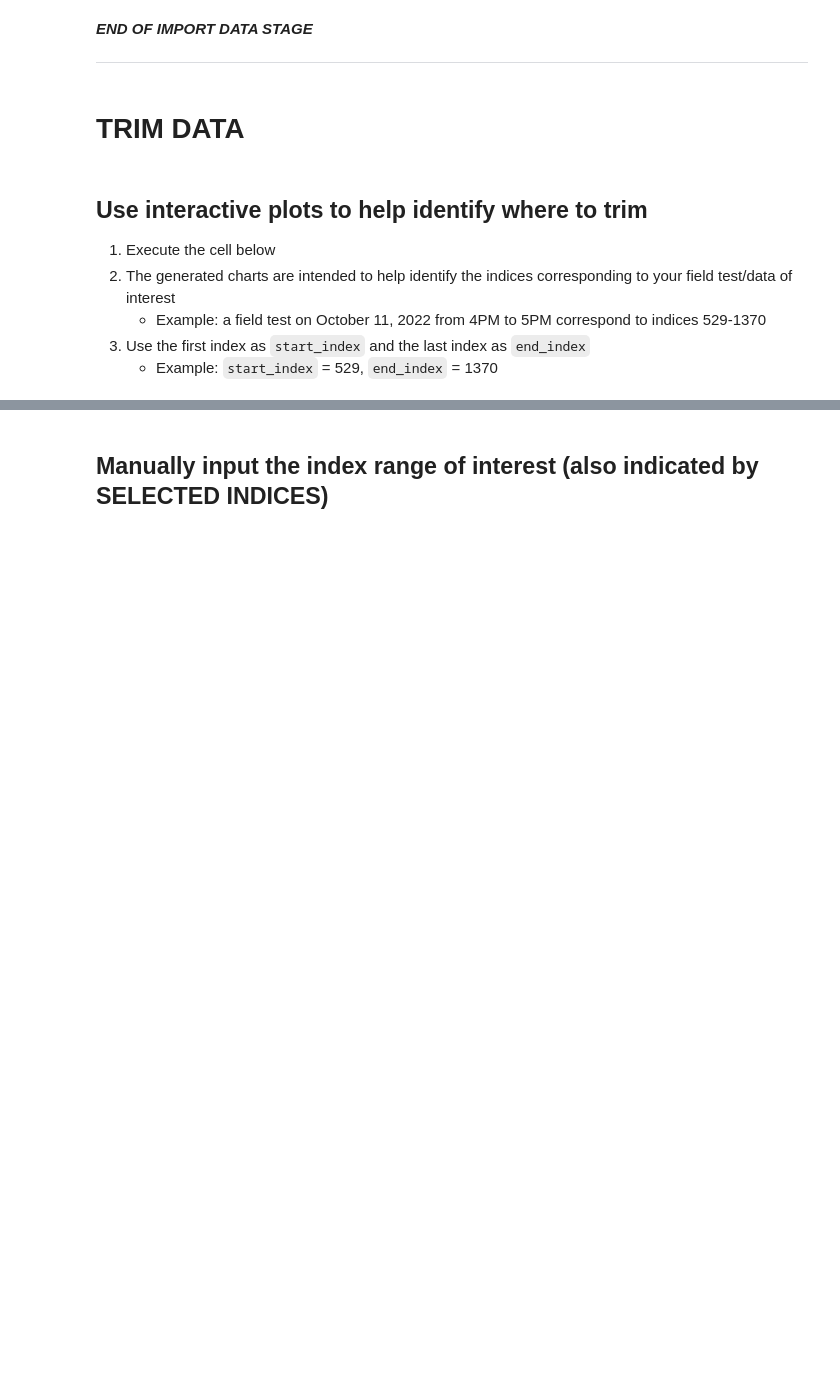
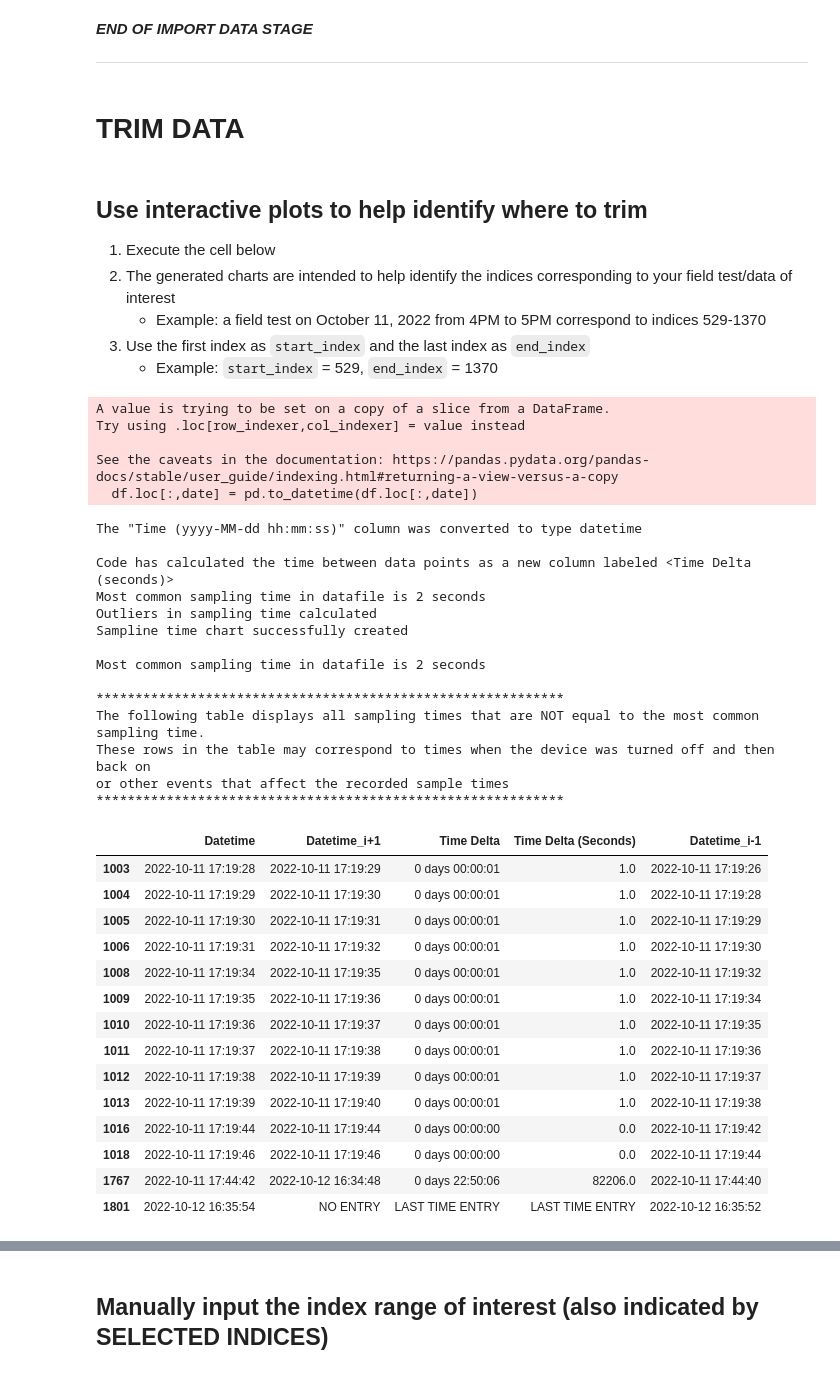
Before and after one commit to underthepier/ADAPTOR, a Jupyter notebook: ADAPTOR - Preprocessor - Google Colab Version.ipynb, the cells around one changed output, grey strips where cells are left out. Drawn from its saved outputs; the diff is of its cells as text; code cells hidden in the pictures; blank space fills up the shorter version.

```diff
--- a/ADAPTOR - Preprocessor - Google Colab Version.ipynb
+++ b/ADAPTOR - Preprocessor - Google Colab Version.ipynb
@@ -6,10 +4,11 @@
 #@title Input field test information and click the play button {display-mode: "form"}
 
 #A short nickname for the field test
+
 fieldTestLabel = "AKA Ocean City" #@param {type: "string"}
 
 #Name of the location of the field test
-fieldTestLocation = "Princess Royale Oceanfront Beach" #@param {type: "string"}
+fieldTestLocation = "Princess Royale Oceanfront Resort" #@param {type: "string"}
 
 #The date of the field test
 fieldTestDate = "2022-10-11" #@param {type: "date"}
@@ -18,7 +17,7 @@ fieldTestDate = "2022-10-11" #@param {type: "date"}
 fieldTestDescription = "Flying two kestrels together" #@param {type: "string"}
 
 #Initials for members of the field test
-fieldTestTeam = "Rich, Geoff, DJ" #@param {type: "string"}
+fieldTestTeam = "RAC, GB, DJ" #@param {type: "string"}
 
 #Initials of person/people analyzing the data
 dataAnalyst = "DJ" #@param {type: "string"}
@@ -27,7 +26,7 @@ dataAnalyst = "DJ" #@param {type: "string"}
 deviceName = "Drexel Kestrel 5500 A" #@param {type: "string"}
 
 #Nickname to identify the device on the plots
-deviceNickName = "Aeropod" #@param {type: "string"}
+deviceNickName = "Aerop" #@param {type: "string"}
 
 #Name of folder to store the trimmed data
 trimmedDataFolderName = "trimmed_data" #@param {type: "string"}
@@ -514,9 +562,9 @@ if not timedeltas_read:
           value = td_seconds,
           allow_duplicates=True)
 
-        print("Time Deltas have been calculated")
+        print("Code has calculated the time between data points as a new column labeled <Time Delta (seconds)>")
         print(f"Most common sampling time in datafile is {mode[0].seconds} seconds")
-        display(df[df.columns[1:3]])
+        #display(df[df.columns[1:3]])
 
         timedeltas_read = True
     except Exception as e:
@@ -524,9 +572,9 @@ if not timedeltas_read:
 
     ch_bound_1 = len(change_history)
 else:
-    print("Time Deltas have already been calculated")
+    print("Code has calculated the time between data points as a new column labeled <Time Delta (seconds)>")
     print(f"Most common sampling time in datafile is {mode[0].seconds} seconds")
-    display(df[df.columns[1:3]])
+    #display(df[df.columns[1:3]])
     ch_bound_1 = len(change_history)
 
 ################################################################################
@@ -553,7 +601,7 @@ for td in outliers:
         outliers_seconds.append(td.total_seconds())
 outliers_seconds = pd.Series(outliers_seconds, name="Time Delta (seconds)")
 
-print("Time delta outliers successfully calculated")
+print("Outliers in sampling time calculated")
 
 #Initialize time delta != sampling interval comparison chart
 td = "Time Delta"
@@ -592,8 +640,14 @@ for row, index in enumerate(outliers_index):
         outliers_df.iloc[row, dt] = df.loc[index, date] #Datetime
         outliers_df.iloc[row, dtmin] = df.loc[index-1, date]#Datetime_i-1
         outliers_df.iloc[row, dtplus] = df.loc[index+1, date]#Datetime_i+1
-print("Time delta outliers chart successfully created")
+print("Sampline time chart successfully created")
 print(f"\nMost common sampling time in datafile is {mode[0].seconds} seconds")
+print()
+print(60*'*')
+print("The following table displays all sampling times that are NOT equal to the most common sampling time.")
+print("These rows in the table may correspond to times when the device was turned off and then back on")
+print("or other events that affect the recorded sample times")
+print(60*'*')
 display(outliers_df)
 
 #################################################################################
@@ -730,7 +784,7 @@ for f, g, l, key in zip(timefigures, timegraphs, timeylabels, timeysourceskeys):
     #f.background_fill_color = (204, 255, 255)
     timefigures[i] = f
     f.line("time", key, color=timegraphs[g], hover_color=hovercolor, source=trimmedvalues)
-    f.circle("time", key, color=timegraphs[g], hover_color=hovercolor, source=trimmedvalues)
+    f.circle("time", key, color=timegraphs[g], hover_color=hovercolor, size = 2, source=trimmedvalues)
 
 tab1 = Panel(child=column(timefigures[0:2]), title="Time Series Plots")
 
@@ -786,30 +840,65 @@ code="""
     for (let i = 0; i < inds.length; i++)
     {
         d2["time"].push(d1["datetime"][inds[i]]);
 
         d2["index"].push(inds[i]);
 
         for (let x in cols)
         {
             const label = cols[x]
             d2[label].push(d1[label][inds[i]]);
         }
     }
 
     //Display the range selection
     ranges.text = "SELECTED INDICES: " + inds[0] + " - " + inds[inds.length-1]
 
     //Refresh
     trimmedvalues.change.emit()
 
 """
     )
 )
 
 #ORGANIZING PLOTS INTO TABS********************************************
 #tab1 = Panel(child=f3, title="Temp")
 #Displaying the data
 layout1 = row(column(children=[f1, f2, disclaimer_msg]), column(children=[dt1, ranges]))
 layout2 = column(row(Tabs(tabs=[tab1]), fieldtestinfo), ranges)
 
 show(column(layout1, layout2))
+# %% [output]
+A value is trying to be set on a copy of a slice from a DataFrame.
+Try using .loc[row_indexer,col_indexer] = value instead
+
+See the caveats in the documentation: https://pandas.pydata.org/pandas-docs/stable/user_guide/indexing.html#returning-a-view-versus-a-copy
+  df.loc[:,date] = pd.to_datetime(df.loc[:,date])
+The "Time (yyyy-MM-dd hh:mm:ss)" column was converted to type datetime
+
+Code has calculated the time between data points as a new column labeled <Time Delta (seconds)>
+Most common sampling time in datafile is 2 seconds
+Outliers in sampling time calculated
+Sampline time chart successfully created
+
+Most common sampling time in datafile is 2 seconds
+
+************************************************************
+The following table displays all sampling times that are NOT equal to the most common sampling time.
+These rows in the table may correspond to times when the device was turned off and then back on
+or other events that affect the recorded sample times
+************************************************************
+|  | Datetime | Datetime_i+1 | Time Delta | Time Delta (Seconds) | Datetime_i-1 |
+| 1003 | 2022-10-11 17:19:28 | 2022-10-11 17:19:29 | 0 days 00:00:01 | 1.0 | 2022-10-11 17:19:26 |
+| 1004 | 2022-10-11 17:19:29 | 2022-10-11 17:19:30 | 0 days 00:00:01 | 1.0 | 2022-10-11 17:19:28 |
+| 1005 | 2022-10-11 17:19:30 | 2022-10-11 17:19:31 | 0 days 00:00:01 | 1.0 | 2022-10-11 17:19:29 |
+| 1006 | 2022-10-11 17:19:31 | 2022-10-11 17:19:32 | 0 days 00:00:01 | 1.0 | 2022-10-11 17:19:30 |
+| 1008 | 2022-10-11 17:19:34 | 2022-10-11 17:19:35 | 0 days 00:00:01 | 1.0 | 2022-10-11 17:19:32 |
+| 1009 | 2022-10-11 17:19:35 | 2022-10-11 17:19:36 | 0 days 00:00:01 | 1.0 | 2022-10-11 17:19:34 |
+| 1010 | 2022-10-11 17:19:36 | 2022-10-11 17:19:37 | 0 days 00:00:01 | 1.0 | 2022-10-11 17:19:35 |
+| 1011 | 2022-10-11 17:19:37 | 2022-10-11 17:19:38 | 0 days 00:00:01 | 1.0 | 2022-10-11 17:19:36 |
+| 1012 | 2022-10-11 17:19:38 | 2022-10-11 17:19:39 | 0 days 00:00:01 | 1.0 | 2022-10-11 17:19:37 |
+| 1013 | 2022-10-11 17:19:39 | 2022-10-11 17:19:40 | 0 days 00:00:01 | 1.0 | 2022-10-11 17:19:38 |
+| 1016 | 2022-10-11 17:19:44 | 2022-10-11 17:19:44 | 0 days 00:00:00 | 0.0 | 2022-10-11 17:19:42 |
+| 1018 | 2022-10-11 17:19:46 | 2022-10-11 17:19:46 | 0 days 00:00:00 | 0.0 | 2022-10-11 17:19:44 |
+| 1767 | 2022-10-11 17:44:42 | 2022-10-12 16:34:48 | 0 days 22:50:06 | 82206.0 | 2022-10-11 17:44:40 |
+| 1801 | 2022-10-12 16:35:54 | NO ENTRY | LAST TIME ENTRY | LAST TIME ENTRY | 2022-10-12 16:35:52 |
```
Also changed, not shown: parts of 17 cells of this notebook.
